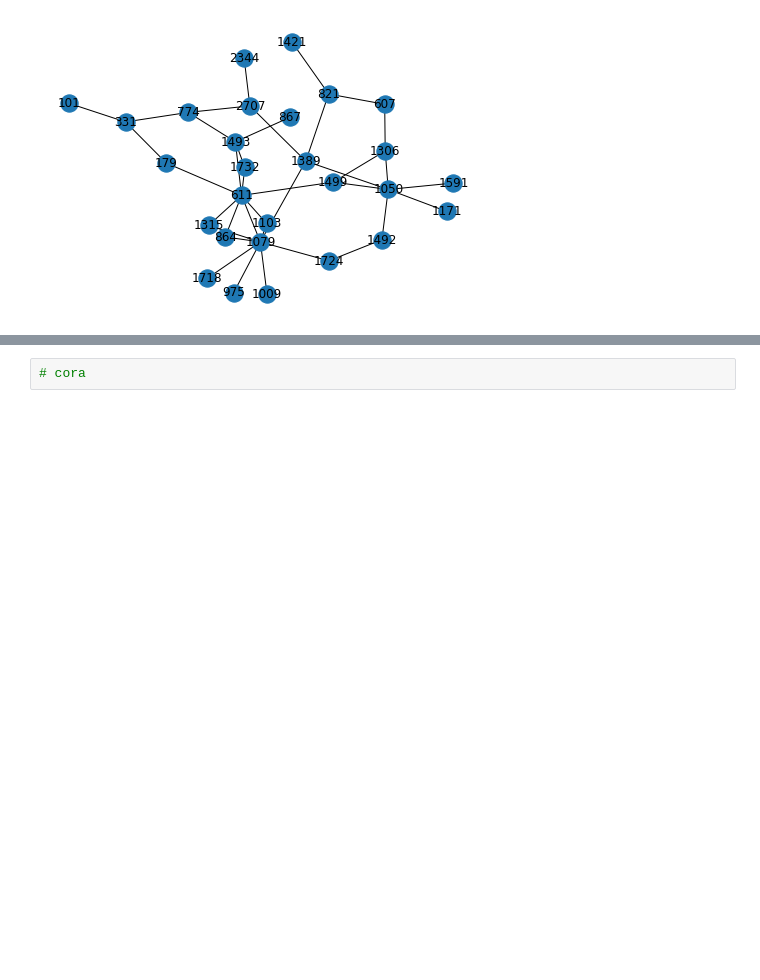
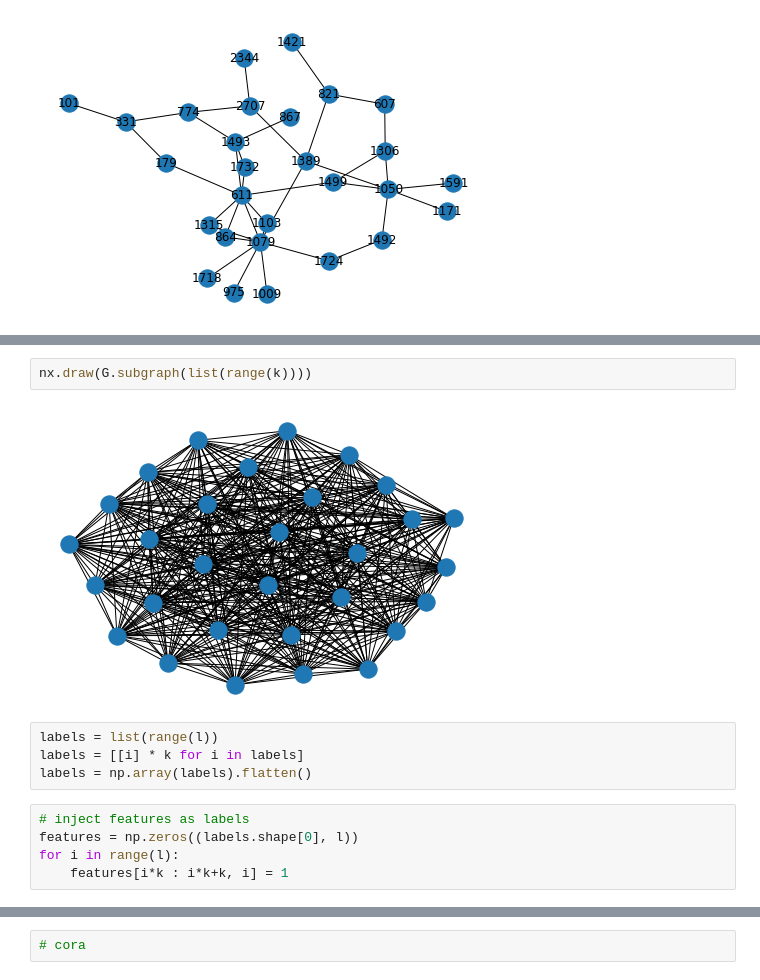
Before and after one commit to mims-harvard/G-Meta, a Jupyter notebook: data/fake_network_data_curation.ipynb, the cells around one changed output, grey strips where cells are left out. Drawn from its saved outputs; the diff is of its cells as text; blank space fills up the shorter version.

```diff
--- a/data/fake_network_data_curation.ipynb
+++ b/data/fake_network_data_curation.ipynb
@@ -595,0 +621,13 @@ nx.draw(G.subgraph(h_hops_neighbor), with_labels = True)
+# %%
+nx.draw(G.subgraph(list(range(k))))
+# %% [output]
+[figure, added]
+# %%
+labels = list(range(l))
+labels = [[i] * k for i in labels]
+labels = np.array(labels).flatten()
+# %%
+# inject features as labels
+features = np.zeros((labels.shape[0], l))
+for i in range(l):
+    features[i*k : i*k+k, i] = 1
```
Also changed, not shown: parts of 5 cells of this notebook, 2 other files.
